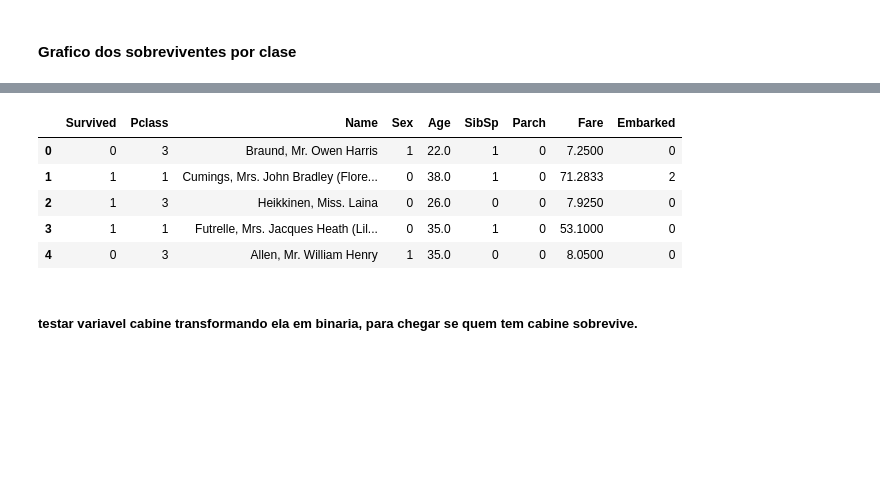
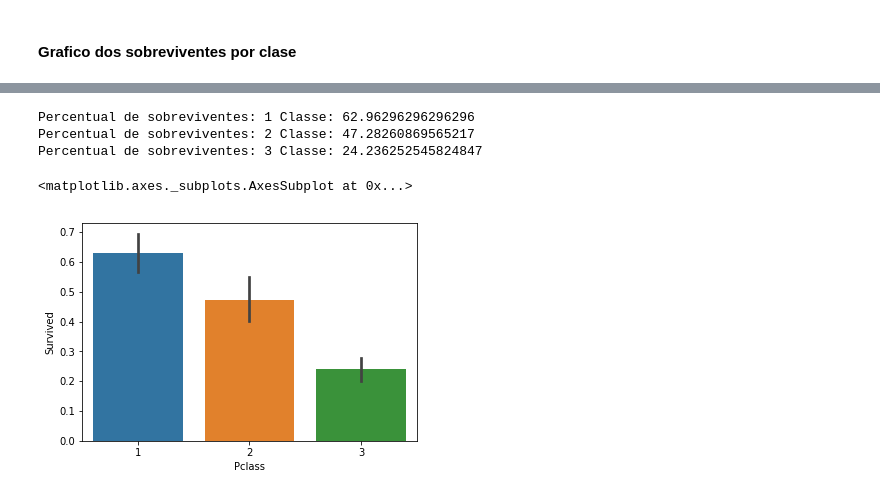
Before and after one commit to silenozlt/Desafio-Titanic, a Jupyter notebook: Titanic.ipynb, the cells around one changed output, grey strips where cells are left out. Saved outputs shown, nothing was run; the diff lists cells and outputs as text; code cells hidden in the pictures; blank space fills up the shorter version.

```diff
--- a/Titanic.ipynb
+++ b/Titanic.ipynb
@@ -139,4 +177,4 @@ mode(train['Age']).mode[0]
 # %% [markdown]
 #### inputando a media de idade para as linhas vazias
 # %%
-train['Age'].fillna(mode(train['Age']).mode[0], inplace=True)
+train_df['Age'].fillna(mode(train_df['Age']).mode[0], inplace=True)
@@ -189,0 +185,2 @@ sns.barplot(x="Sex", y ="Survived", data=train)
+# %%
+train_df['Fare'].fillna(train_df['Fare'].mean(), inplace=True)
@@ -318,11 +193,15 @@ plt.show()
-# %%
-train.head()
-# %% [output]
-|  | Survived | Pclass | Name | Sex | Age | SibSp | Parch | Fare | Embarked |
-| 0 | 0 | 3 | Braund, Mr. Owen Harris | 1 | 22.0 | 1 | 0 | 7.2500 | 0 |
-| 1 | 1 | 1 | Cumings, Mrs. John Bradley (Flore... | 0 | 38.0 | 1 | 0 | 71.2833 | 2 |
-| 2 | 1 | 3 | Heikkinen, Miss. Laina | 0 | 26.0 | 0 | 0 | 7.9250 | 0 |
-| 3 | 1 | 1 | Futrelle, Mrs. Jacques Heath (Lil... | 0 | 35.0 | 1 | 0 | 53.1000 | 0 |
-| 4 | 0 | 3 | Allen, Mr. William Henry | 1 | 35.0 | 0 | 0 | 8.0500 | 0 |
-# %% [markdown]
-##### testar variavel cabine transformando ela em binaria, para chegar se quem tem cabine sobrevive.
+# %%
+print("Percentual de sobreviventes: 1 Classe:", train_df["Survived"][train_df["Pclass"] == 1].value_counts(normalize = True)[1]*100)
+
+print("Percentual de sobreviventes: 2 Classe:", train_df["Survived"][train_df["Pclass"] == 2].value_counts(normalize = True)[1]*100)
+
+print("Percentual de sobreviventes: 3 Classe:", train_df["Survived"][train_df["Pclass"] == 3].value_counts(normalize = True)[1]*100)
+# %% [output]
+Percentual de sobreviventes: 1 Classe: 62.96296296296296
+Percentual de sobreviventes: 2 Classe: 47.28260869565217
+Percentual de sobreviventes: 3 Classe: 24.236252545824847
+# %%
+sns.barplot(x="Pclass", y="Survived", data=train_df)
+# %% [output]
+<matplotlib.axes._subplots.AxesSubplot at 0x...>
+[figure, added]
```
Also changed, not shown: parts of 95 cells of this notebook, 4 other files.
